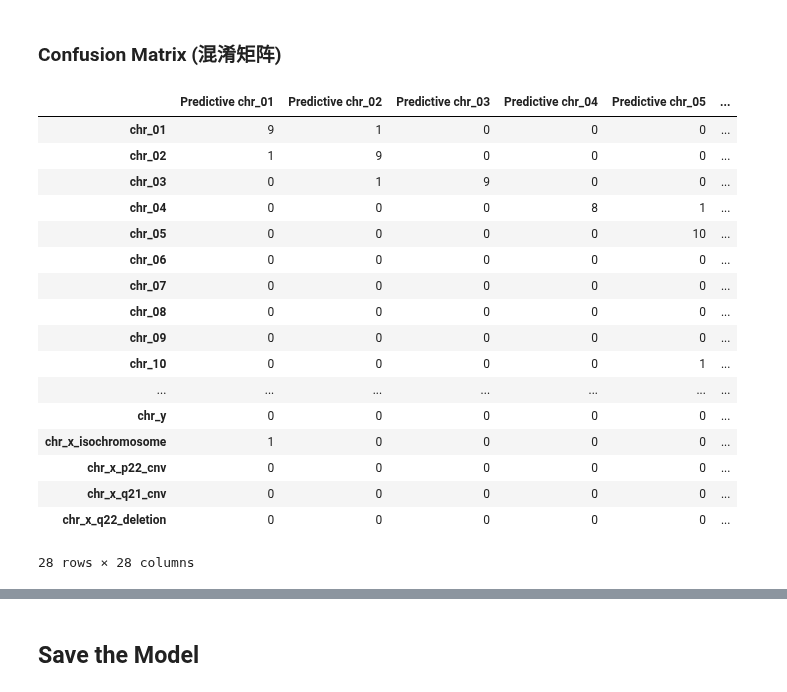
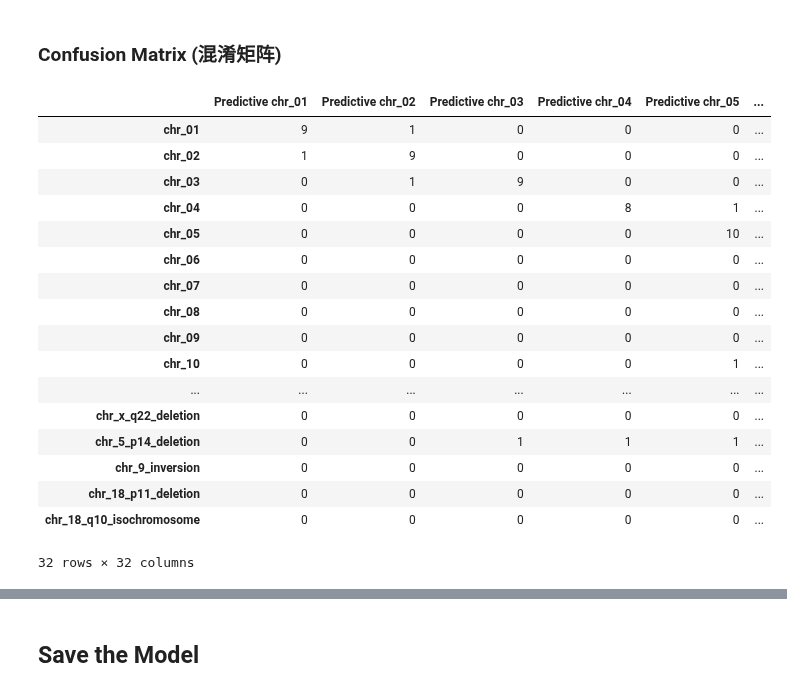
Before and after one commit to YangChuan80/MachineLearning, a Jupyter notebook: KaryoChimneyRock/KaryoChimneyRock.ipynb, the cells around one changed output, grey strips where cells are left out. Saved outputs shown, nothing was run; the diff lists cells and outputs as text; code cells hidden in the pictures.

```diff
--- a/KaryoChimneyRock/KaryoChimneyRock.ipynb
+++ b/KaryoChimneyRock/KaryoChimneyRock.ipynb
@@ -840,42 +923,49 @@ array(['chr_01', 'chr_01', 'chr_01', 'chr_01', 'chr_01', 'chr_01',
 cm = np.array(confusion_matrix(y_test, y_predict, labels=['chr_01', 'chr_02', 'chr_03', 'chr_04', 'chr_05',
                                     'chr_06', 'chr_07', 'chr_08', 'chr_09', 'chr_10',
                                     'chr_11', 'chr_12', 'chr_13', 'chr_14', 'chr_15',
                                     'chr_16', 'chr_17', 'chr_18', 'chr_19', 'chr_20',
                                     'chr_21', 'chr_22', 'chr_x', 'chr_y',
-                                    'chr_x_isochromosome', 'chr_x_p22_cnv', 'chr_x_q21_cnv', 'chr_x_q22_deletion']))
+                                    'chr_x_isochromosome', 'chr_x_p22_cnv', 'chr_x_q21_cnv', 'chr_x_q22_deletion',
+                                    'chr_5_p14_deletion', 'chr_9_inversion',
+                                    'chr_18_p11_deletion', 'chr_18_q10_isochromosome']))
 confusion = pd.DataFrame(cm, index=['chr_01', 'chr_02', 'chr_03', 'chr_04', 'chr_05',
                                     'chr_06', 'chr_07', 'chr_08', 'chr_09', 'chr_10',
                                     'chr_11', 'chr_12', 'chr_13', 'chr_14', 'chr_15',
                                     'chr_16', 'chr_17', 'chr_18', 'chr_19', 'chr_20',
                                     'chr_21', 'chr_22', 'chr_x', 'chr_y',
-                                   'chr_x_isochromosome', 'chr_x_p22_cnv', 'chr_x_q21_cnv', 'chr_x_q22_deletion'],
+                                   'chr_x_isochromosome', 'chr_x_p22_cnv', 'chr_x_q21_cnv', 'chr_x_q22_deletion',
+                                   'chr_5_p14_deletion', 'chr_9_inversion',
+                                   'chr_18_p11_deletion', 'chr_18_q10_isochromosome'],
                         columns=['Predictive chr_01', 'Predictive chr_02', 'Predictive chr_03', 'Predictive chr_04', 'Predictive chr_05',
                                     'Predictive chr_06', 'Predictive chr_07', 'Predictive chr_08', 'Predictive chr_09', 'Predictive chr_10',
                                     'Predictive chr_11', 'Predictive chr_12', 'Predictive chr_13', 'Predictive chr_14', 'Predictive chr_15',
                                     'Predictive chr_16', 'Predictive chr_17', 'Predictive chr_18', 'Predictive chr_19', 'Predictive chr_20',
                                     'Predictive chr_21', 'Predictive chr_22', 'Predictive chr_x', 'Predictive chr_y' ,
-                                'Predictive chr_x_isochromosome', 'Predictive chr_x_p22_cnv', 'Predictive chr_x_q21_cnv', 'Predictive chr_x_q22_deletion'],)
+                                'Predictive chr_x_isochromosome', 'Predictive chr_x_p22_cnv', 'Predictive chr_x_q21_cnv',
+                                 'Predictive chr_x_q22_deletion',
+                                'Predictive chr_5_p14_deletion', 'Predictive chr_9_inversion',
+                                'Predictive chr_18_p11_deletion', 'Predictive chr_18_q10_isochromosome'])
 confusion.to_csv('ConfusionMatrix.csv')
 confusion
 # %% [output]
 |  | Predictive chr_01 | Predictive chr_02 | Predictive chr_03 | Predictive chr_04 | Predictive chr_05 | ... |
 | chr_01 | 9 | 1 | 0 | 0 | 0 | ... |
 | chr_02 | 1 | 9 | 0 | 0 | 0 | ... |
 | chr_03 | 0 | 1 | 9 | 0 | 0 | ... |
 | chr_04 | 0 | 0 | 0 | 8 | 1 | ... |
 | chr_05 | 0 | 0 | 0 | 0 | 10 | ... |
 | chr_06 | 0 | 0 | 0 | 0 | 0 | ... |
 | chr_07 | 0 | 0 | 0 | 0 | 0 | ... |
 | chr_08 | 0 | 0 | 0 | 0 | 0 | ... |
 | chr_09 | 0 | 0 | 0 | 0 | 0 | ... |
 | chr_10 | 0 | 0 | 0 | 0 | 1 | ... |
 | ... | ... | ... | ... | ... | ... | ... |
-| chr_y | 0 | 0 | 0 | 0 | 0 | ... |
-| chr_x_isochromosome | 1 | 0 | 0 | 0 | 0 | ... |
-| chr_x_p22_cnv | 0 | 0 | 0 | 0 | 0 | ... |
-| chr_x_q21_cnv | 0 | 0 | 0 | 0 | 0 | ... |
 | chr_x_q22_deletion | 0 | 0 | 0 | 0 | 0 | ... |
+| chr_5_p14_deletion | 0 | 0 | 1 | 1 | 1 | ... |
+| chr_9_inversion | 0 | 0 | 0 | 0 | 0 | ... |
+| chr_18_p11_deletion | 0 | 0 | 0 | 0 | 0 | ... |
+| chr_18_q10_isochromosome | 0 | 0 | 0 | 0 | 0 | ... |
-28 rows × 28 columns
+32 rows × 32 columns
 # %%
 print(classification_report(y_test, y_predict))
 # %% [output]
```
Also changed, not shown: parts of 11 cells of this notebook, 11 other files.
